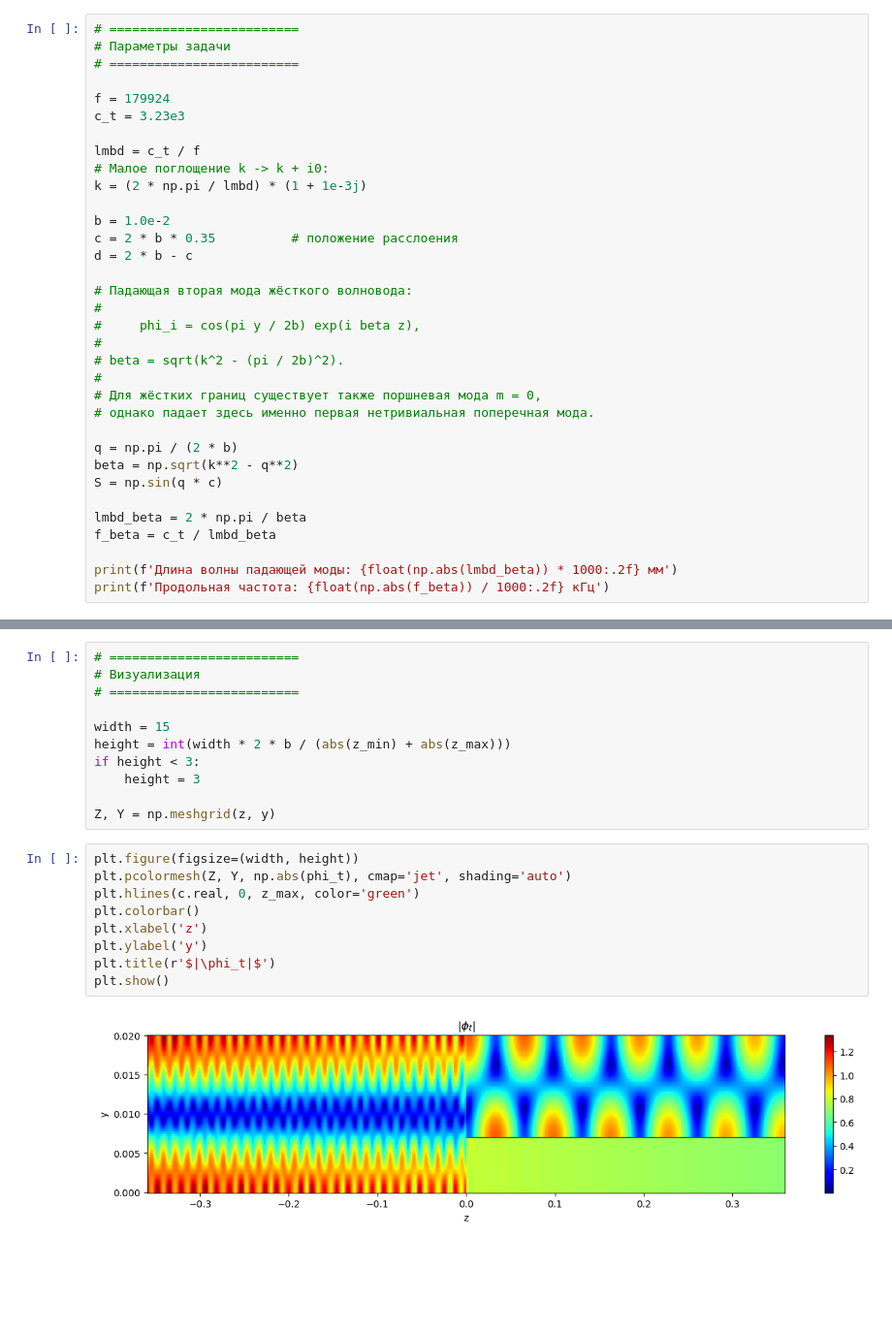
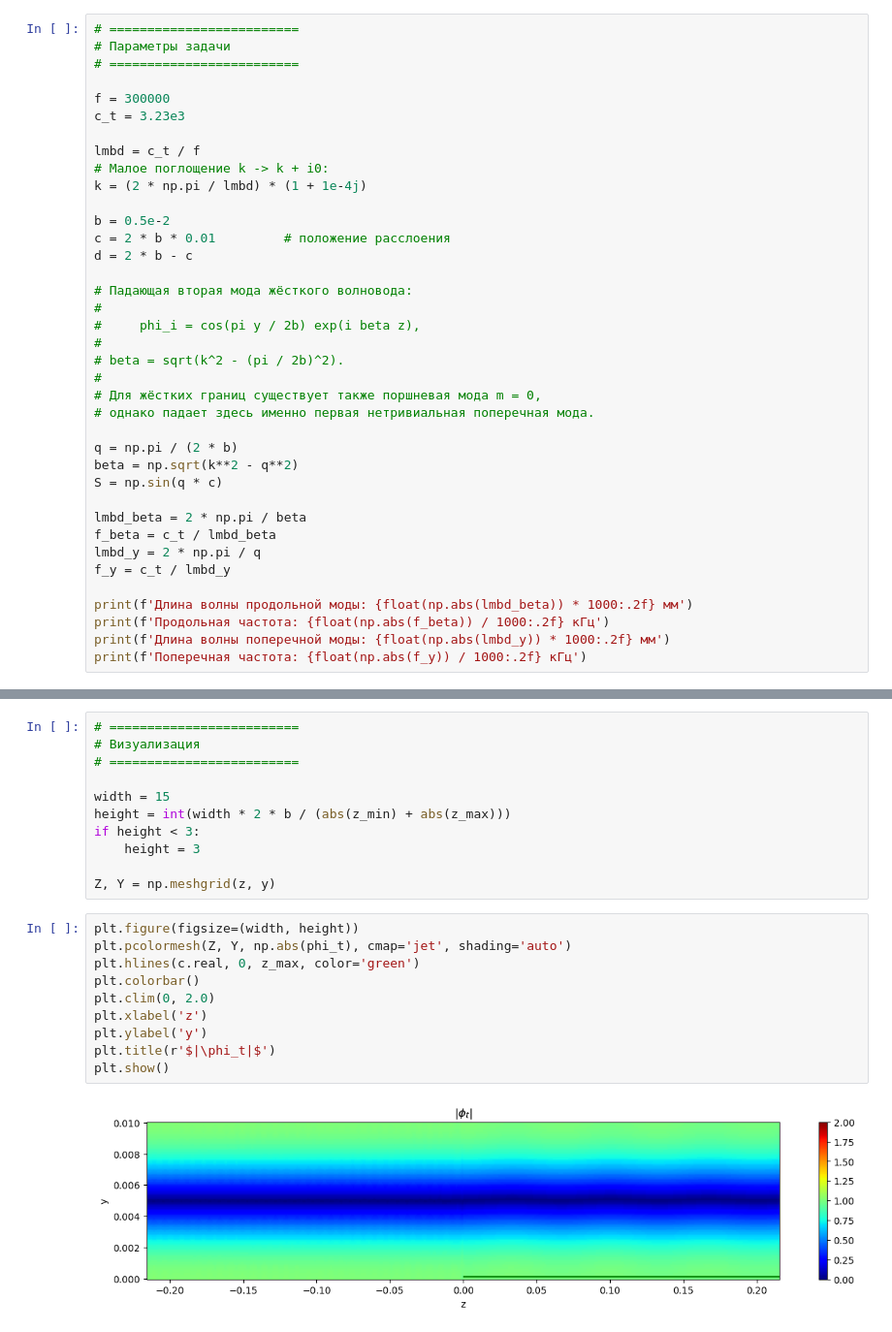
Before and after one commit to yarstek1/delamination_neumann, a Jupyter notebook: code/calculation.ipynb, the cells around one changed output, grey strips where cells are left out. Shown at 97% size. Drawn from its saved outputs; the diff is of its cells as text; blank space fills up the shorter version.

```diff
--- a/code/calculation.ipynb
+++ b/code/calculation.ipynb
@@ -11,15 +11,15 @@ import matplotlib.pyplot as plt
 # Параметры задачи
 # =========================
 
-f = 179924
+f = 300000
 c_t = 3.23e3
 
 lmbd = c_t / f
 # Малое поглощение k -> k + i0:
-k = (2 * np.pi / lmbd) * (1 + 1e-3j)
+k = (2 * np.pi / lmbd) * (1 + 1e-4j)
 
-b = 1.0e-2
-c = 2 * b * 0.35          # положение расслоения
+b = 0.5e-2
+c = 2 * b * 0.01         # положение расслоения
 d = 2 * b - c
 
 # Падающая вторая мода жёсткого волновода:
@@ -37,7 +37,11 @@ S = np.sin(q * c)
 
 lmbd_beta = 2 * np.pi / beta
 f_beta = c_t / lmbd_beta
+lmbd_y = 2 * np.pi / q
+f_y = c_t / lmbd_y
 
-print(f'Длина волны падающей моды: {float(np.abs(lmbd_beta)) * 1000:.2f} мм')
+print(f'Длина волны продольной моды: {float(np.abs(lmbd_beta)) * 1000:.2f} мм')
 print(f'Продольная частота: {float(np.abs(f_beta)) / 1000:.2f} кГц')
+print(f'Длина волны поперечной моды: {float(np.abs(lmbd_y)) * 1000:.2f} мм')
+print(f'Поперечная частота: {float(np.abs(f_y)) / 1000:.2f} кГц')
 # %% [output]
@@ -386,14 +396,15 @@ Z, Y = np.meshgrid(z, y)
 # %%
 plt.figure(figsize=(width, height))
 plt.pcolormesh(Z, Y, np.abs(phi_t), cmap='jet', shading='auto')
 plt.hlines(c.real, 0, z_max, color='green')
 plt.colorbar()
+plt.clim(0, 2.0)
 plt.xlabel('z')
 plt.ylabel('y')
 plt.title(r'$|\phi_t|$')
 plt.show()
 # %% [output]
-[figure, old version]
+[figure, new version]
 # %%
 plt.figure(figsize=(width, height))
 plt.pcolormesh(Z, Y, np.angle(phi_t), cmap='jet', shading='auto')
```
Also changed, not shown: parts of 11 cells of this notebook.
